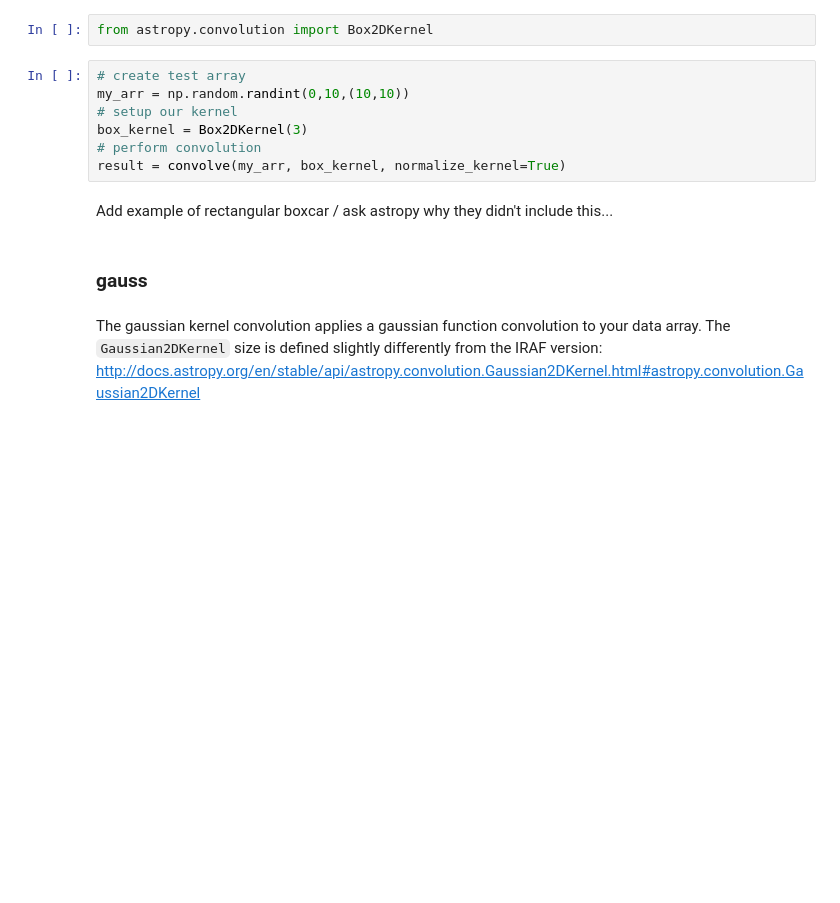
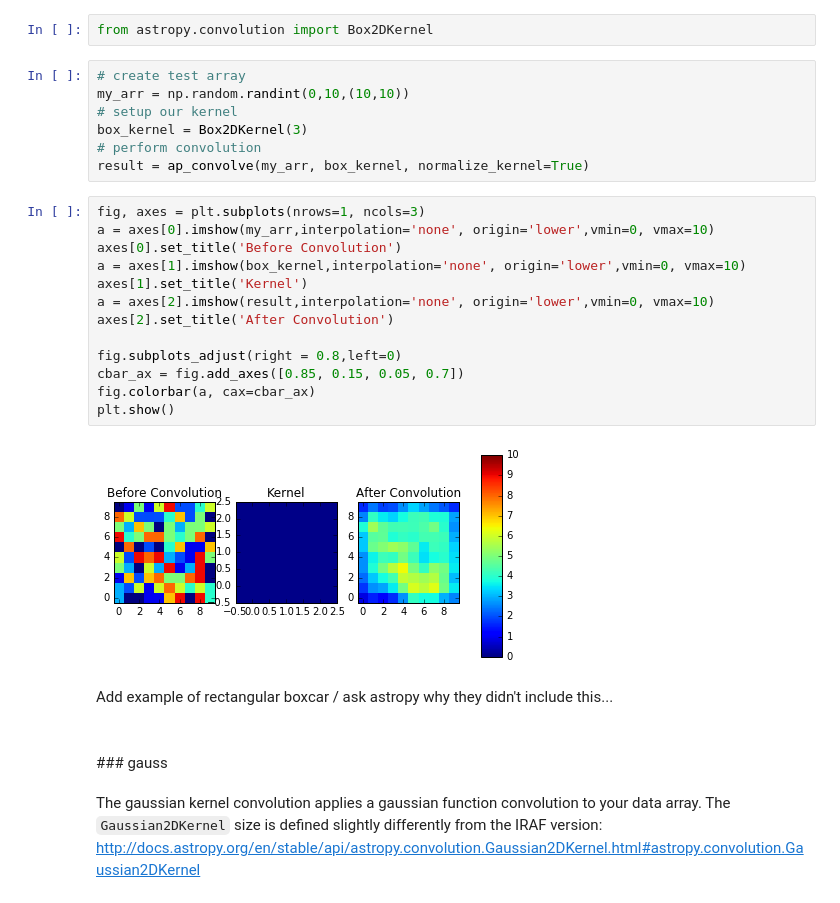
Before and after one commit to kakirastern/stak, a Jupyter notebook: apcmd/notebooks/images.imfilter.ipynb, the cells around one changed output. Cells and saved outputs as stored; diff of their text form; blank space fills up the shorter version.

```diff
--- a/apcmd/notebooks/images.imfilter.ipynb
+++ b/apcmd/notebooks/images.imfilter.ipynb
@@ -41,10 +82,26 @@ my_arr = np.random.randint(0,10,(10,10))
 # setup our kernel
 box_kernel = Box2DKernel(3)
 # perform convolution
-result = convolve(my_arr, box_kernel, normalize_kernel=True)
+result = ap_convolve(my_arr, box_kernel, normalize_kernel=True)
+# %%
+fig, axes = plt.subplots(nrows=1, ncols=3)
+a = axes[0].imshow(my_arr,interpolation='none', origin='lower',vmin=0, vmax=10)
+axes[0].set_title('Before Convolution')
+a = axes[1].imshow(box_kernel,interpolation='none', origin='lower',vmin=0, vmax=10)
+axes[1].set_title('Kernel')
+a = axes[2].imshow(result,interpolation='none', origin='lower',vmin=0, vmax=10)
+axes[2].set_title('After Convolution')
+
+fig.subplots_adjust(right = 0.8,left=0)
+cbar_ax = fig.add_axes([0.85, 0.15, 0.05, 0.7])
+fig.colorbar(a, cax=cbar_ax)
+plt.show()
+# %% [output]
+[figure, added]
 # %% [markdown]
 Add example of rectangular boxcar / ask astropy why they didn't include this...
 # %% [markdown]
+<br>
 ### gauss
 # %% [markdown]
 The gaussian kernel convolution applies a gaussian function convolution to your data array.  The ``Gaussian2DKernel`` size is defined slightly differently from the IRAF version: http://docs.astropy.org/en/stable/api/astropy.convolution.Gaussian2DKernel.html#astropy.convolution.Gaussian2DKernel
```
Also changed, not shown: parts of 42 cells of this notebook, 2 other files.
